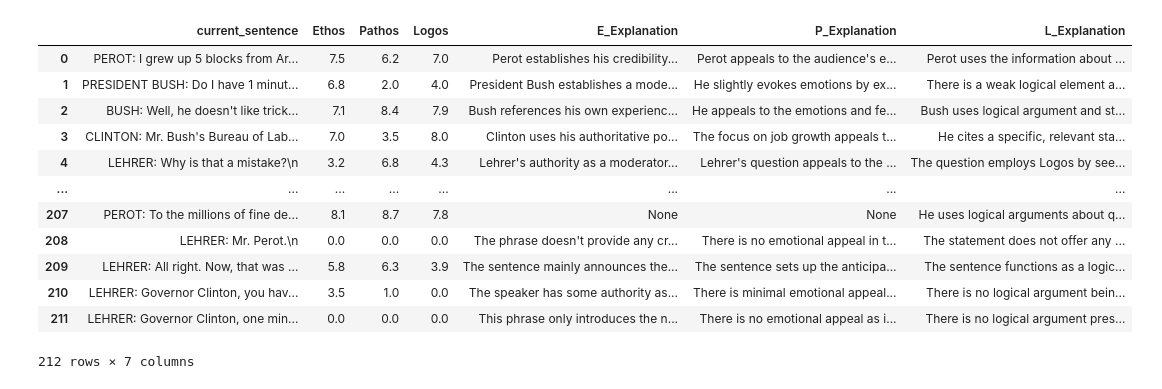
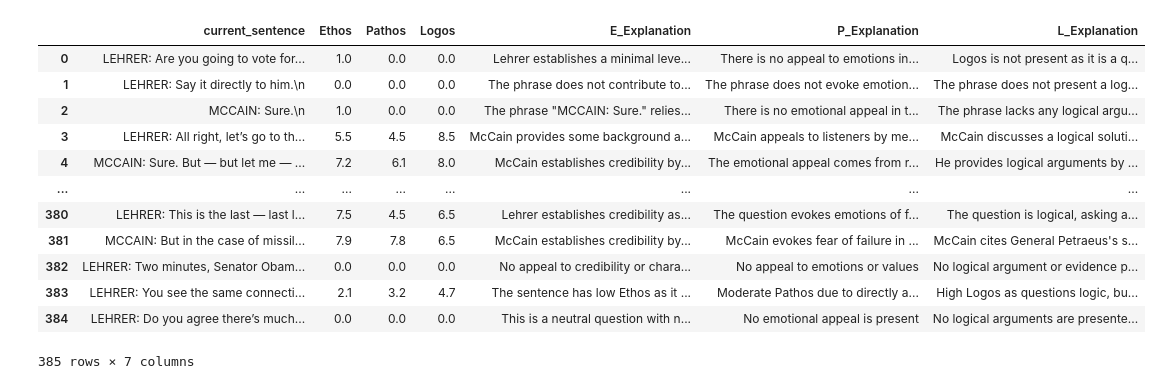
Before and after one commit to pulpshah/uspdc-backup, a Jupyter notebook: runs/epl-playground-2.ipynb, the cells around one changed output. Saved outputs shown, nothing was run; the diff lists cells and outputs as text; code cells hidden in the pictures.

```diff
--- a/1992-run/epl-playground-2.ipynb
+++ b/runs/epl-playground-2.ipynb
@@ -350,7 +371,7 @@ import pandas as pd
 import json
 import re
 
-def parse_json_to_df_2(filename):
+def epl_json_to_df(filename):
     df_list = []
     with open(filename, 'r') as file:
         for line in file:
@@ -359,9 +380,9 @@ def parse_json_to_df_2(filename):
             content = item.get("content", "")
 
             # Extract the scores using regex
-            ethos_score = re.search('Ethos: (\d.\d)', content)
-            pathos_score = re.search('Pathos: (\d.\d)', content)
-            logos_score = re.search('Logos: (\d.\d)', content)
+            ethos_score = re.search('E: (\d.\d)', content)
+            pathos_score = re.search('P: (\d.\d)', content)
+            logos_score = re.search('L: (\d.\d)', content)
 
             # Extract the explanations using regex
             ethos_explanation = re.search('E_Explanation: (.*), P_Explanation', content)
@@ -384,19 +405,19 @@ def parse_json_to_df_2(filename):
     df = pd.DataFrame(df_list)
     return df
 # %%
-scores = parse_json_to_df_2('92-test-epl-full-run-content.json')
+scores = epl_json_to_df('2008-content.json')
 scores
 # %% [output]
 |  | current_sentence | Ethos | Pathos | Logos | E_Explanation | P_Explanation | L_Explanation |
-| 0 | PEROT: I grew up 5 blocks from Ar... | 7.5 | 6.2 | 7.0 | Perot establishes his credibility... | Perot appeals to the audience's e... | Perot uses the information about ... |
-| 1 | PRESIDENT BUSH: Do I have 1 minut... | 6.8 | 2.0 | 4.0 | President Bush establishes a mode... | He slightly evokes emotions by ex... | There is a weak logical element a... |
-| 2 | BUSH: Well, he doesn't like trick... | 7.1 | 8.4 | 7.9 | Bush references his own experienc... | He appeals to the emotions and fe... | Bush uses logical argument and st... |
-| 3 | CLINTON: Mr. Bush's Bureau of Lab... | 7.0 | 3.5 | 8.0 | Clinton uses his authoritative po... | The focus on job growth appeals t... | He cites a specific, relevant sta... |
-| 4 | LEHRER: Why is that a mistake?\n | 3.2 | 6.8 | 4.3 | Lehrer's authority as a moderator... | Lehrer's question appeals to the ... | The question employs Logos by see... |
+| 0 | LEHRER: Are you going to vote for... | 1.0 | 0.0 | 0.0 | Lehrer establishes a minimal leve... | There is no appeal to emotions in... | Logos is not present as it is a q... |
+| 1 | LEHRER: Say it directly to him.\n | 0.0 | 0.0 | 0.0 | The phrase does not contribute to... | The phrase does not evoke emotion... | The phrase does not present a log... |
+| 2 | MCCAIN: Sure.\n | 1.0 | 0.0 | 0.0 | The phrase "MCCAIN: Sure." relies... | There is no emotional appeal in t... | The phrase lacks any logical argu... |
+| 3 | LEHRER: All right, let’s go to th... | 5.5 | 4.5 | 8.5 | McCain provides some background a... | McCain appeals to listeners by me... | McCain discusses a logical soluti... |
+| 4 | MCCAIN: Sure. But — but let me — ... | 7.2 | 6.1 | 8.0 | McCain establishes credibility by... | The emotional appeal comes from r... | He provides logical arguments by ... |
 | ... | ... | ... | ... | ... | ... | ... | ... |
-| 207 | PEROT: To the millions of fine de... | 8.1 | 8.7 | 7.8 | None | None | He uses logical arguments about q... |
-| 208 | LEHRER: Mr. Perot.\n | 0.0 | 0.0 | 0.0 | The phrase doesn't provide any cr... | There is no emotional appeal in t... | The statement does not offer any ... |
-| 209 | LEHRER: All right. Now, that was ... | 5.8 | 6.3 | 3.9 | The sentence mainly announces the... | The sentence sets up the anticipa... | The sentence functions as a logic... |
-| 210 | LEHRER: Governor Clinton, you hav... | 3.5 | 1.0 | 0.0 | The speaker has some authority as... | There is minimal emotional appeal... | There is no logical argument bein... |
-| 211 | LEHRER: Governor Clinton, one min... | 0.0 | 0.0 | 0.0 | This phrase only introduces the n... | There is no emotional appeal as i... | There is no logical argument pres... |
+| 380 | LEHRER: This is the last — last l... | 7.5 | 4.5 | 6.5 | Lehrer establishes credibility as... | The question evokes emotions of f... | The question is logical, asking a... |
+| 381 | MCCAIN: But in the case of missil... | 7.9 | 7.8 | 6.5 | McCain establishes credibility by... | McCain evokes fear of failure in ... | McCain cites General Petraeus's s... |
+| 382 | LEHRER: Two minutes, Senator Obam... | 0.0 | 0.0 | 0.0 | No appeal to credibility or chara... | No appeal to emotions or values | No logical argument or evidence p... |
+| 383 | LEHRER: You see the same connecti... | 2.1 | 3.2 | 4.7 | The sentence has low Ethos as it ... | Moderate Pathos due to directly a... | High Logos as questions logic, bu... |
+| 384 | LEHRER: Do you agree there’s much... | 0.0 | 0.0 | 0.0 | This is a neutral question with n... | No emotional appeal is present | No logical arguments are presente... |
-212 rows × 7 columns
+385 rows × 7 columns
```
Also changed, not shown: parts of 14 cells of this notebook, 33 other files.
